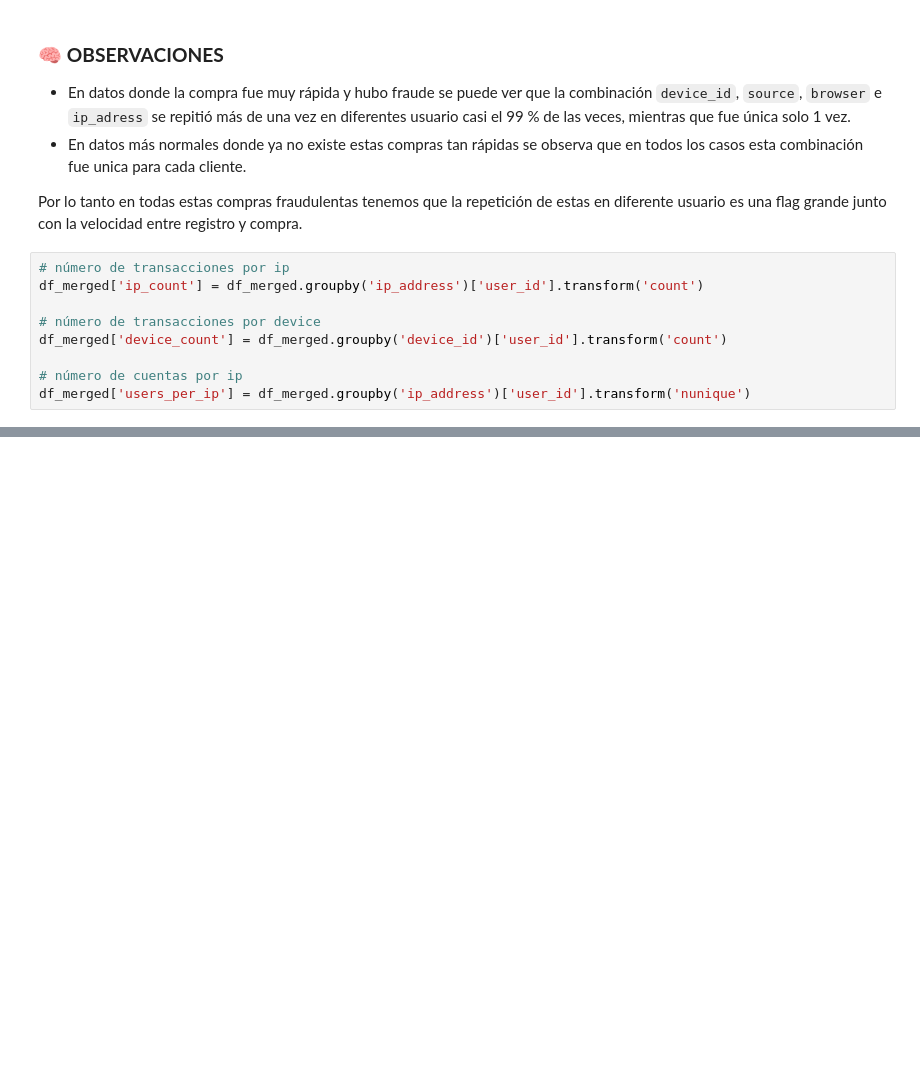
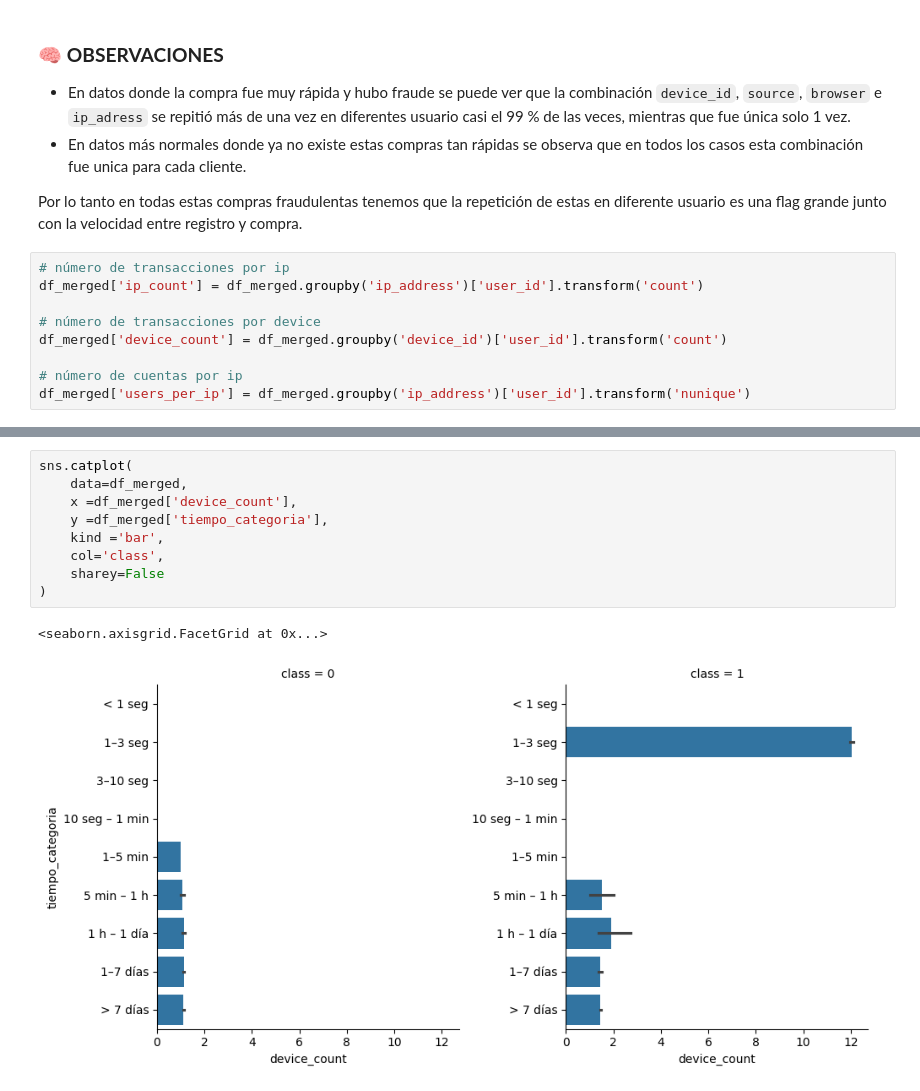
Before and after one commit to LLAES07/fraude_deteccion, a Jupyter notebook: notebook/main.ipynb, the cells around one changed output, grey strips where cells are left out. Saved outputs shown, nothing was run; the diff lists cells and outputs as text; blank space fills up the shorter version.

```diff
--- a/notebook/main.ipynb
+++ b/notebook/main.ipynb
@@ -1277,0 +1290,12 @@ df_merged['users_per_ip'] = df_merged.groupby('ip_address')['user_id'].transform
+# %%
+sns.catplot(
+    data=df_merged,
+    x =df_merged['device_count'],
+    y =df_merged['tiempo_categoria'],
+    kind ='bar',
+    col='class',
+    sharey=False
+)
+# %% [output]
+<seaborn.axisgrid.FacetGrid at 0x...>
+[figure, added]
```
Also changed, not shown: parts of 6 cells of this notebook.
